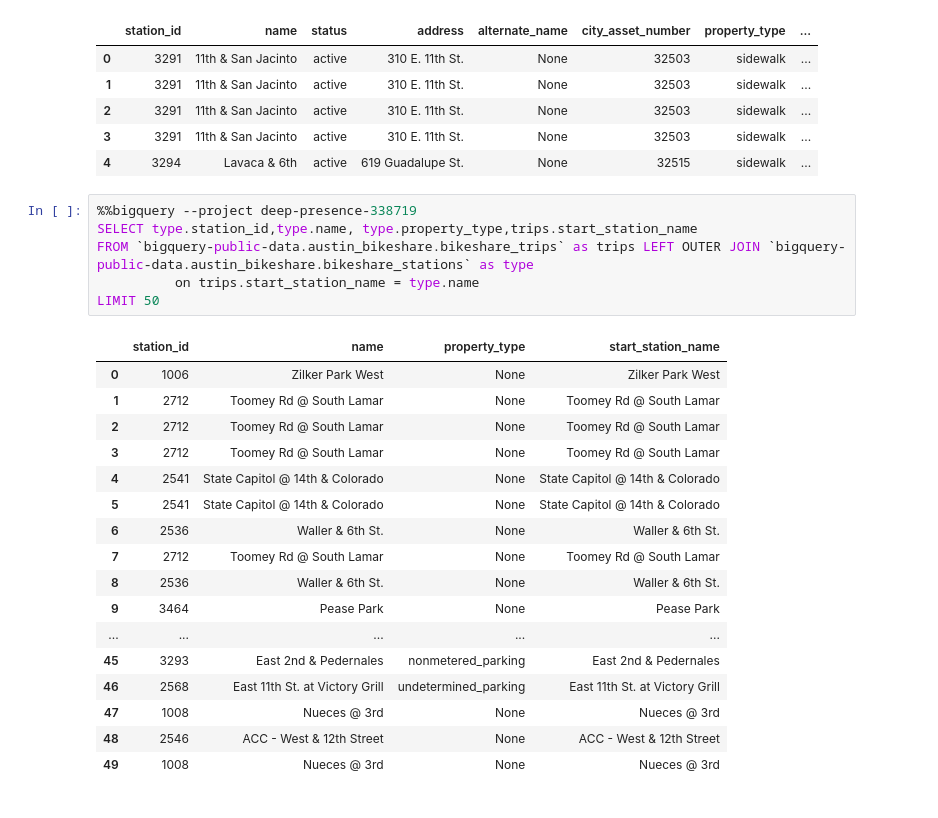
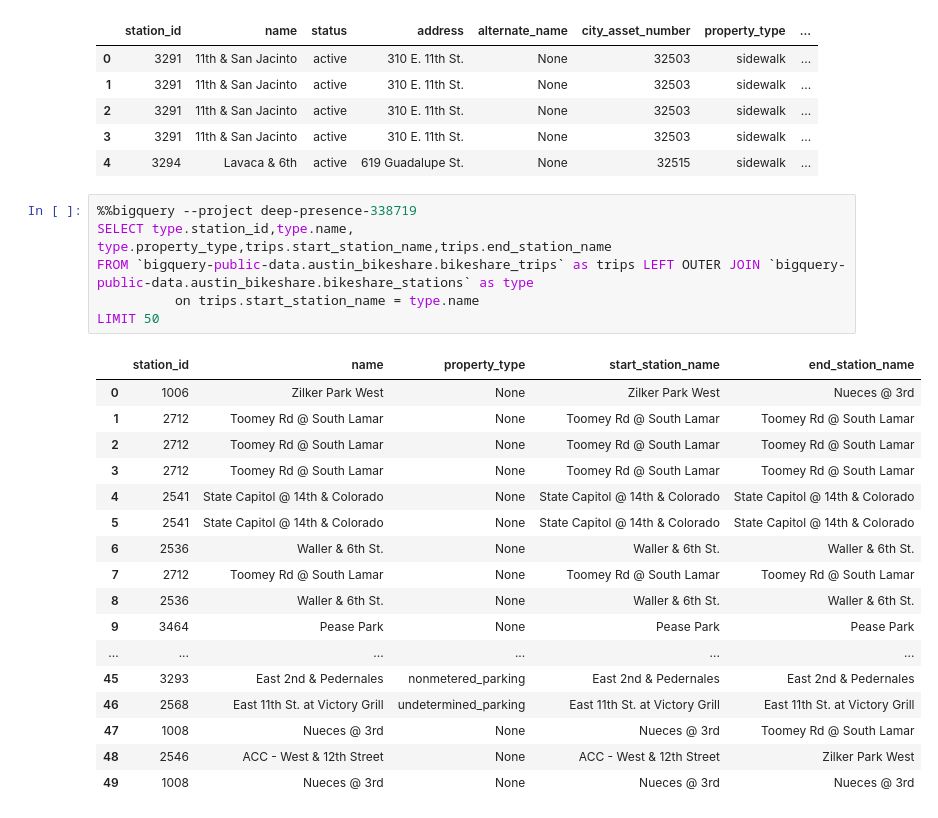
Before and after one commit to SagarSitaula1/Data-Visual, a Jupyter notebook: SQL_Joins.ipynb, the cells around one changed output. Saved outputs shown, nothing was run; the diff lists cells and outputs as text.

```diff
--- a/SQL_Joins.ipynb
+++ b/SQL_Joins.ipynb
@@ -80,25 +80,25 @@ LIMIT 5
 | 4 | 3294 | Lavaca & 6th | active | 619 Guadalupe St. | None | 32515 | sidewalk | ... |
 # %%
 %%bigquery --project deep-presence-338719
-SELECT type.station_id,type.name, type.property_type,trips.start_station_name
+SELECT type.station_id,type.name, type.property_type,trips.start_station_name,trips.end_station_name
 FROM `bigquery-public-data.austin_bikeshare.bikeshare_trips` as trips LEFT OUTER JOIN `bigquery-public-data.austin_bikeshare.bikeshare_stations` as type
           on trips.start_station_name = type.name
 LIMIT 50
 # %% [output]
-|  | station_id | name | property_type | start_station_name |
-| 0 | 1006 | Zilker Park West | None | Zilker Park West |
-| 1 | 2712 | Toomey Rd @ South Lamar | None | Toomey Rd @ South Lamar |
-| 2 | 2712 | Toomey Rd @ South Lamar | None | Toomey Rd @ South Lamar |
-| 3 | 2712 | Toomey Rd @ South Lamar | None | Toomey Rd @ South Lamar |
-| 4 | 2541 | State Capitol @ 14th & Colorado | None | State Capitol @ 14th & Colorado |
-| 5 | 2541 | State Capitol @ 14th & Colorado | None | State Capitol @ 14th & Colorado |
-| 6 | 2536 | Waller & 6th St. | None | Waller & 6th St. |
-| 7 | 2712 | Toomey Rd @ South Lamar | None | Toomey Rd @ South Lamar |
-| 8 | 2536 | Waller & 6th St. | None | Waller & 6th St. |
-| 9 | 3464 | Pease Park | None | Pease Park |
-| ... | ... | ... | ... | ... |
-| 45 | 3293 | East 2nd & Pedernales | nonmetered_parking | East 2nd & Pedernales |
-| 46 | 2568 | East 11th St. at Victory Grill | undetermined_parking | East 11th St. at Victory Grill |
-| 47 | 1008 | Nueces @ 3rd | None | Nueces @ 3rd |
-| 48 | 2546 | ACC - West & 12th Street | None | ACC - West & 12th Street |
-| 49 | 1008 | Nueces @ 3rd | None | Nueces @ 3rd |
+|  | station_id | name | property_type | start_station_name | end_station_name |
+| 0 | 1006 | Zilker Park West | None | Zilker Park West | Nueces @ 3rd |
+| 1 | 2712 | Toomey Rd @ South Lamar | None | Toomey Rd @ South Lamar | Toomey Rd @ South Lamar |
+| 2 | 2712 | Toomey Rd @ South Lamar | None | Toomey Rd @ South Lamar | Toomey Rd @ South Lamar |
+| 3 | 2712 | Toomey Rd @ South Lamar | None | Toomey Rd @ South Lamar | Toomey Rd @ South Lamar |
+| 4 | 2541 | State Capitol @ 14th & Colorado | None | State Capitol @ 14th & Colorado | State Capitol @ 14th & Colorado |
+| 5 | 2541 | State Capitol @ 14th & Colorado | None | State Capitol @ 14th & Colorado | State Capitol @ 14th & Colorado |
+| 6 | 2536 | Waller & 6th St. | None | Waller & 6th St. | Waller & 6th St. |
+| 7 | 2712 | Toomey Rd @ South Lamar | None | Toomey Rd @ South Lamar | Toomey Rd @ South Lamar |
+| 8 | 2536 | Waller & 6th St. | None | Waller & 6th St. | Waller & 6th St. |
+| 9 | 3464 | Pease Park | None | Pease Park | Pease Park |
+| ... | ... | ... | ... | ... | ... |
+| 45 | 3293 | East 2nd & Pedernales | nonmetered_parking | East 2nd & Pedernales | East 2nd & Pedernales |
+| 46 | 2568 | East 11th St. at Victory Grill | undetermined_parking | East 11th St. at Victory Grill | East 11th St. at Victory Grill |
+| 47 | 1008 | Nueces @ 3rd | None | Nueces @ 3rd | Toomey Rd @ South Lamar |
+| 48 | 2546 | ACC - West & 12th Street | None | ACC - West & 12th Street | Zilker Park West |
+| 49 | 1008 | Nueces @ 3rd | None | Nueces @ 3rd | Nueces @ 3rd |
```
